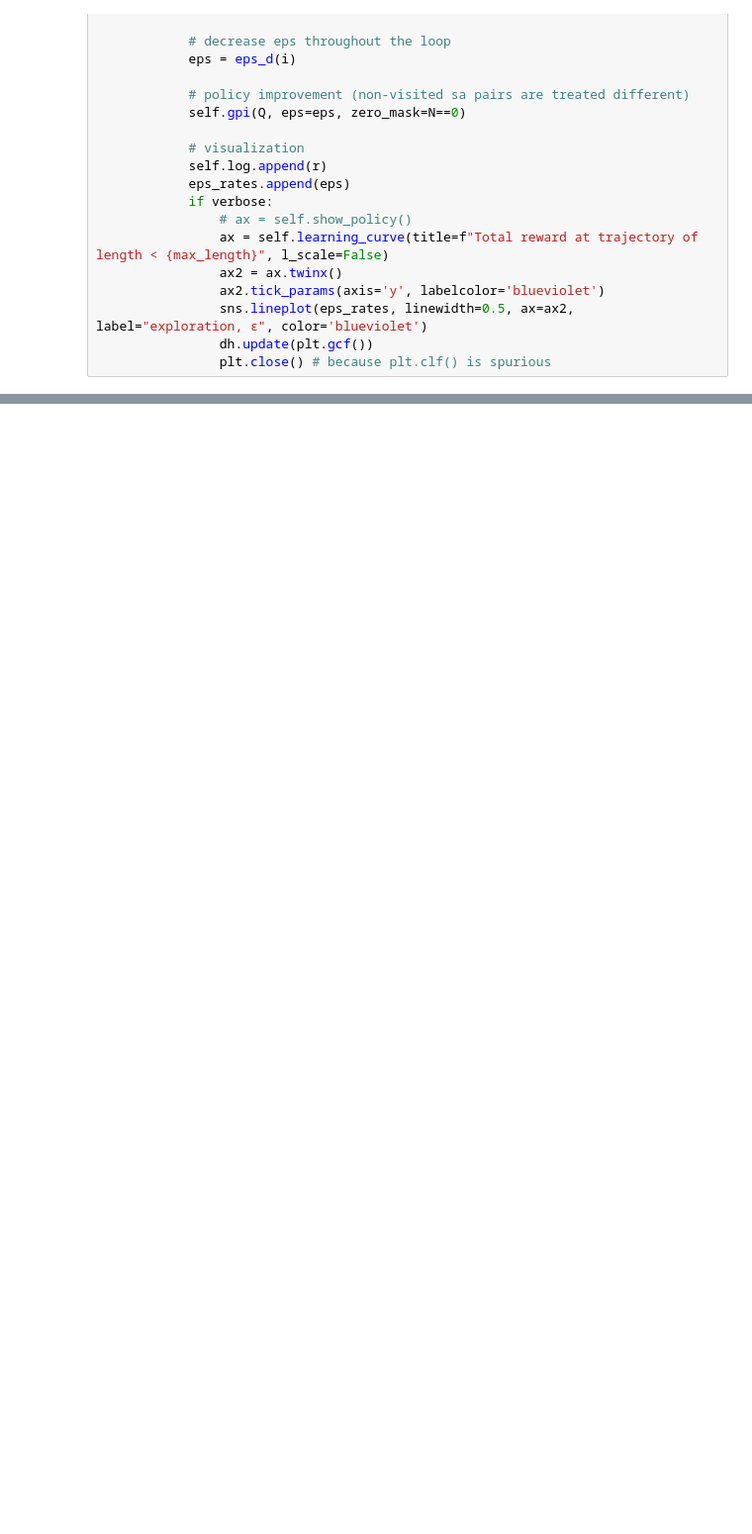
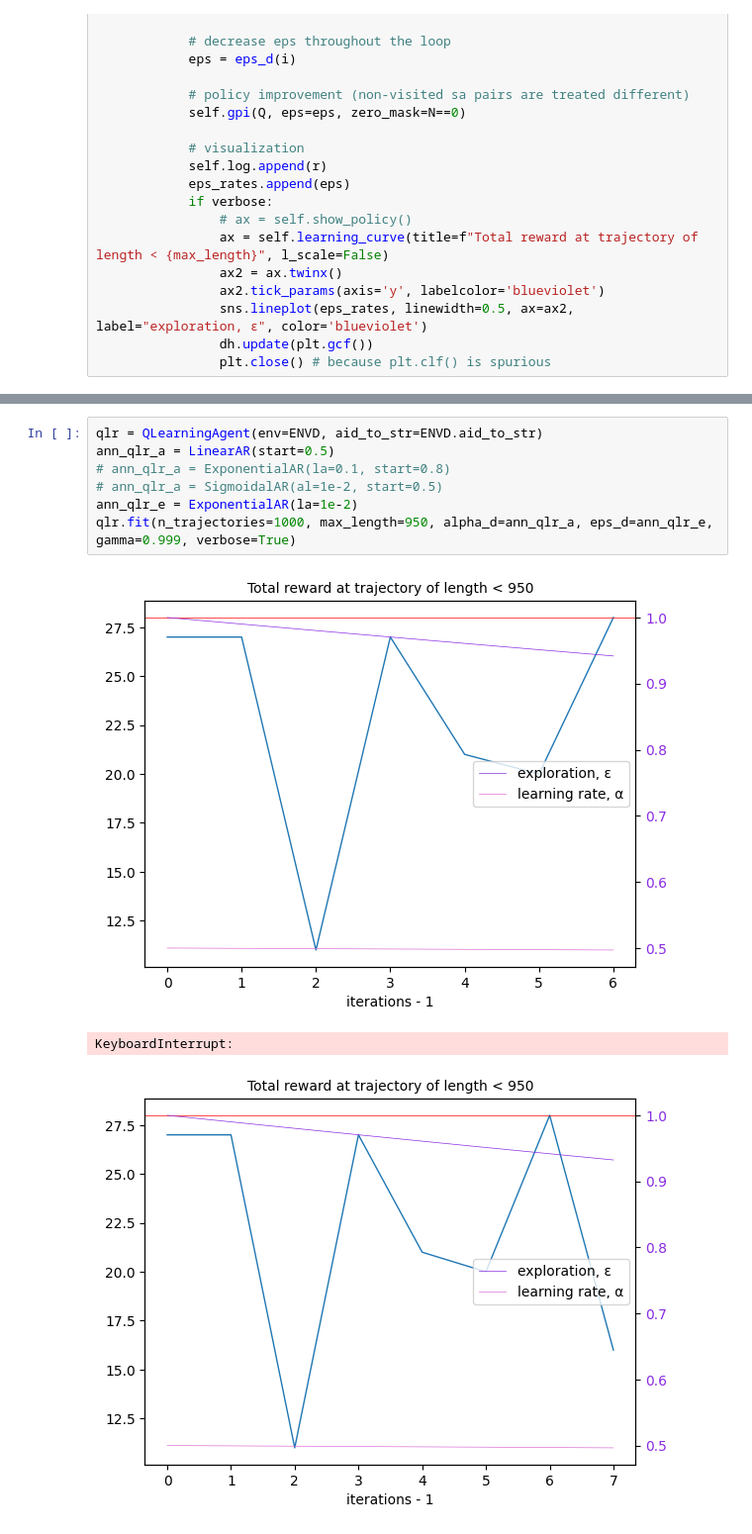
Before and after one commit to Axik0/DRL, a Jupyter notebook: DRL4(CartPole-v1).ipynb, the cells around one changed output, grey strips where cells are left out. Shown at 99% size. Cells and saved outputs as stored; diff of their text form; blank space fills up the shorter version.

```diff
--- a/DRL4(CartPole-v1).ipynb
+++ b/DRL4(CartPole-v1).ipynb
@@ -232,0 +236,11 @@ sarsa.fit(n_trajectories=1000, max_length=950, alpha_d=ann_sarsa_a, eps_d=ann_sa
+# %%
+qlr = QLearningAgent(env=ENVD, aid_to_str=ENVD.aid_to_str)
+ann_qlr_a = LinearAR(start=0.5)
+# ann_qlr_a = ExponentialAR(la=0.1, start=0.8)
+# ann_qlr_a = SigmoidalAR(al=1e-2, start=0.5)
+ann_qlr_e = ExponentialAR(la=1e-2)
+qlr.fit(n_trajectories=1000, max_length=950, alpha_d=ann_qlr_a, eps_d=ann_qlr_e, gamma=0.999, verbose=True)
+# %% [output]
+[figure, added]
+KeyboardInterrupt:
+[figure, added]
```
Also changed, not shown: parts of 7 cells of this notebook, 2 other files.
